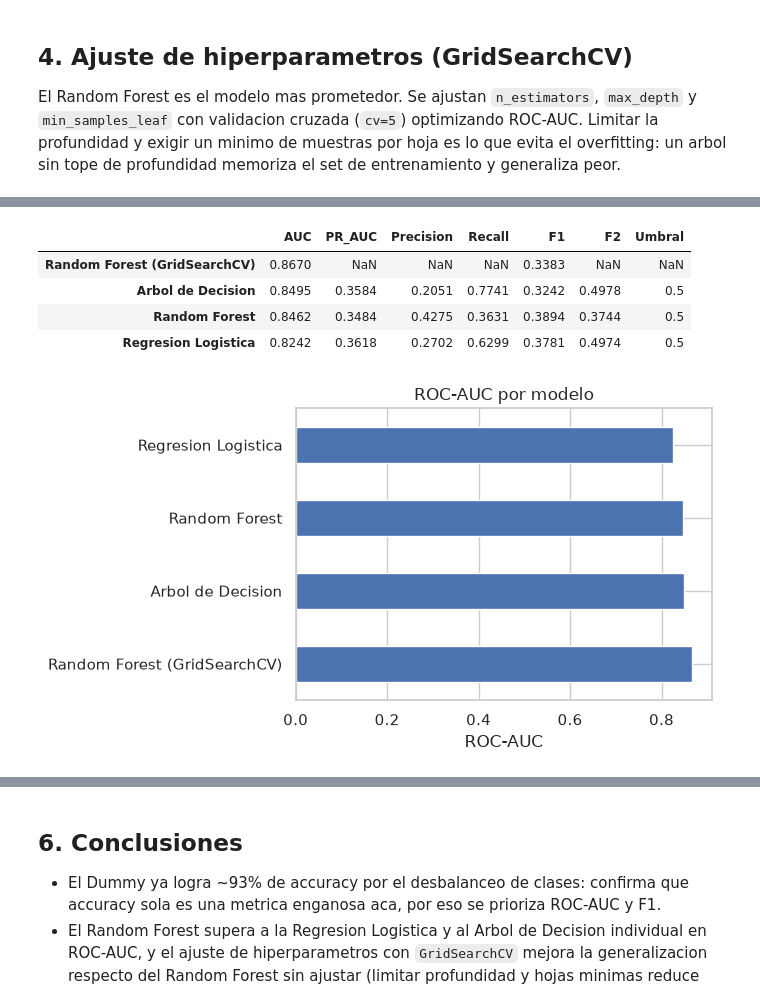
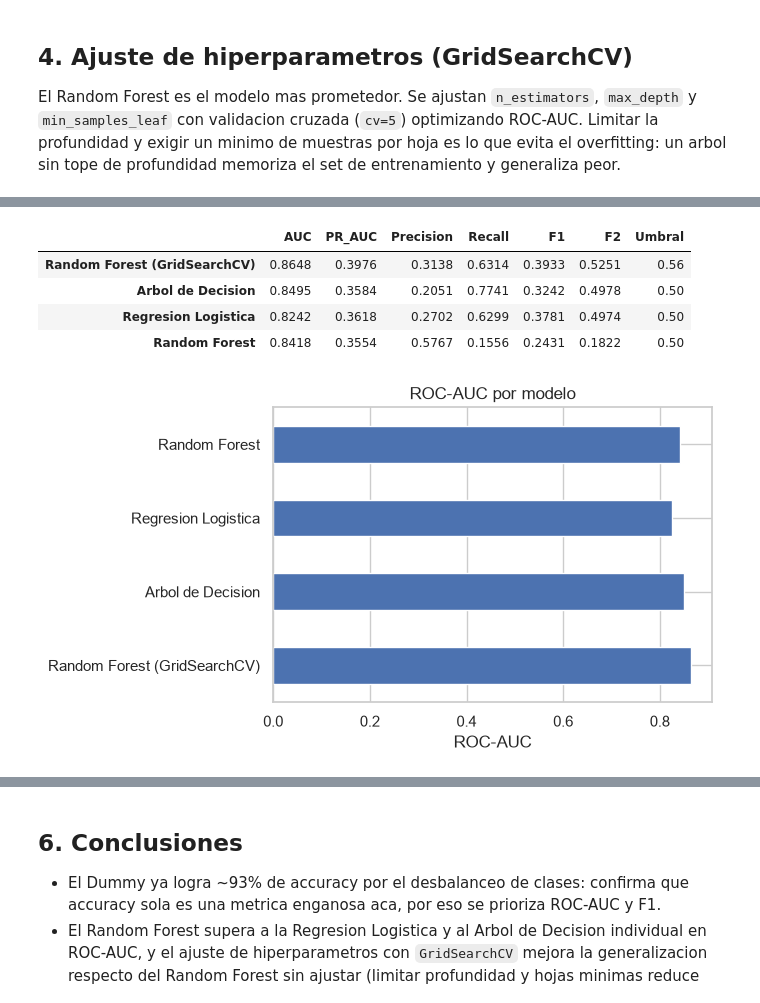
Before and after one commit to EmiiFernandez/data_science_ypf_proyecto, a Jupyter notebook: notebooks/02_modelo_supervisado.ipynb, the cells around one changed output, grey strips where cells are left out. Drawn from its saved outputs; the diff is of its cells as text; code cells hidden in the pictures.

Commit message:
correccion Nan RandomForest

```diff
--- a/notebooks/02_modelo_supervisado.ipynb
+++ b/notebooks/02_modelo_supervisado.ipynb
@@ -200,3 +200,20 @@ def buscar_umbral_mejor(modelo, X, y, metric="f2"):
 ## 4. Ajuste de hiperparametros (GridSearchCV)
 
 El Random Forest es el modelo mas prometedor. Se ajustan `n_estimators`, `max_depth` y `min_samples_leaf` con validacion cruzada (`cv=5`) optimizando ROC-AUC. Limitar la profundidad y exigir un minimo de muestras por hoja es lo que evita el overfitting: un arbol sin tope de profundidad memoriza el set de entrenamiento y generaliza peor.
+# %%
+param_grid = {
+    "n_estimators": [200, 400],
+    "max_depth": [6, 10, None],
+    "min_samples_leaf": [1, 5, 20],
+}
+
+grid = GridSearchCV(
+    RandomForestClassifier(class_weight="balanced", random_state=42, n_jobs=-1),
+    param_grid=param_grid,
+    scoring="roc_auc",
+    cv=5,
+    n_jobs=-1,
+)
+grid.fit(X_train, y_train)
+print("Mejores hiperparametros:", grid.best_params_)
+print("Mejor AUC en validacion cruzada:", round(grid.best_score_, 4))
@@ -249,10 +268,0 @@ F2 con umbral optimo: 0.5270
-# %%
-mejor_modelo = grid.best_estimator_
-y_pred = mejor_modelo.predict(X_test)
-y_proba = mejor_modelo.predict_proba(X_test)[:, 1]
-
-print(classification_report(y_test, y_pred, zero_division=0))
-auc_final = roc_auc_score(y_test, y_proba)
-f1_final = f1_score(y_test, y_pred)
-resultados["Random Forest (GridSearchCV)"] = {"AUC": auc_final, "F1": f1_final}
-print(f"ROC-AUC en test: {auc_final:.4f}")
@@ -289,18 +279,19 @@ plt.show()
 # %%
-tabla_resultados = pd.DataFrame(resultados).T.sort_values("AUC", ascending=False)
+tabla_resultados = pd.DataFrame(resultados).T
+tabla_resultados = tabla_resultados.sort_values(["F2", "Recall", "AUC"], ascending=[False, False, False])
 display(tabla_resultados.round(4))
 
 tabla_resultados["AUC"].plot(kind="barh", figsize=(7, 4), title="ROC-AUC por modelo")
 plt.xlabel("ROC-AUC")
 plt.tight_layout()
 plt.show()
 # %% [output]
 |  | AUC | PR_AUC | Precision | Recall | F1 | F2 | Umbral |
-| Random Forest (GridSearchCV) | 0.8670 | NaN | NaN | NaN | 0.3383 | NaN | NaN |
-| Arbol de Decision | 0.8495 | 0.3584 | 0.2051 | 0.7741 | 0.3242 | 0.4978 | 0.5 |
-| Random Forest | 0.8462 | 0.3484 | 0.4275 | 0.3631 | 0.3894 | 0.3744 | 0.5 |
-| Regresion Logistica | 0.8242 | 0.3618 | 0.2702 | 0.6299 | 0.3781 | 0.4974 | 0.5 |
+| Random Forest (GridSearchCV) | 0.8648 | 0.3976 | 0.3138 | 0.6314 | 0.3933 | 0.5251 | 0.56 |
+| Arbol de Decision | 0.8495 | 0.3584 | 0.2051 | 0.7741 | 0.3242 | 0.4978 | 0.50 |
+| Regresion Logistica | 0.8242 | 0.3618 | 0.2702 | 0.6299 | 0.3781 | 0.4974 | 0.50 |
+| Random Forest | 0.8418 | 0.3554 | 0.5767 | 0.1556 | 0.2431 | 0.1822 | 0.50 |
-[figure, old version]
+[figure, new version]
 # %%
 importancias = pd.Series(mejor_modelo.feature_importances_, index=X.columns)
 importancias.sort_values().plot(kind="barh", figsize=(7, 6), title="Importancia de variables - Random Forest")
```
Also changed, not shown: parts of 7 cells of this notebook, 2 other files.
